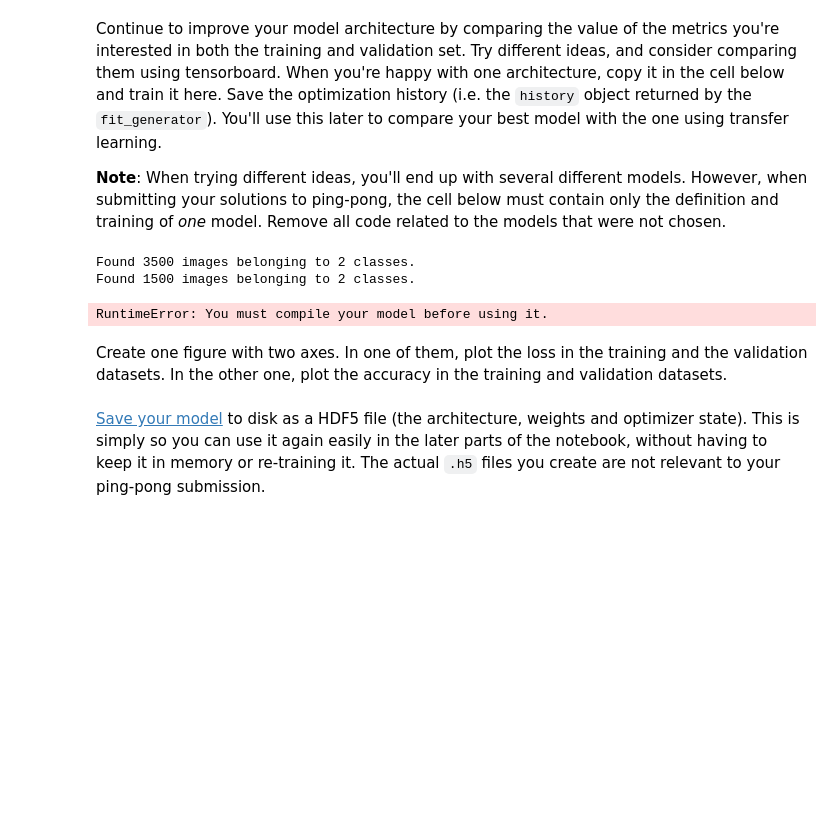
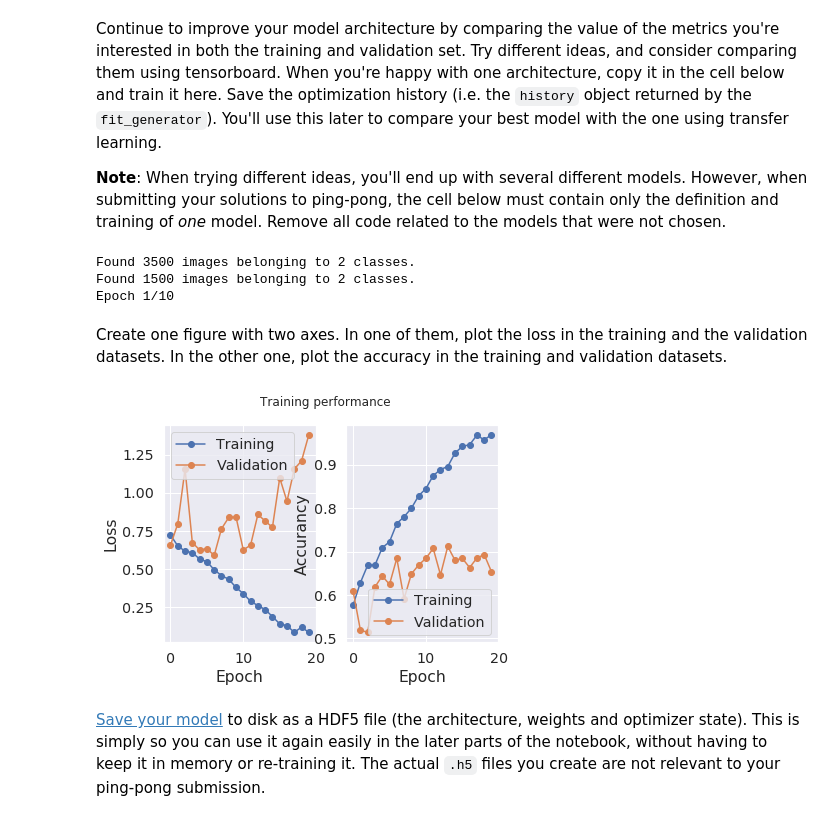
Before and after one commit to earlfernando/deeplearning-HA1, a Jupyter notebook: HA1.ipynb, the cells around one changed output. Cells and saved outputs as stored; diff of their text form; code cells hidden in the pictures; blank space fills up the shorter version.

```diff
--- a/HA1.ipynb
+++ b/HA1.ipynb
@@ -422,7 +416,33 @@ Continue to improve your model architecture by comparing the value of the metric
 **Note**: When trying different ideas, you'll end up with several different models. However, when submitting your solutions to ping-pong, the cell below must contain only the definition and training of *one* model. Remove all code related to the models that were not chosen.
 # %%
 # YOUR CODE HERE
-batch_size = 8
+
+def best_model():
+    model = Sequential()
+    model.add(Dropout(0.1, input_shape = (img_w, img_h, 3)))
+    model.add(Conv2D(32, (3, 3), input_shape=(img_w,img_h, 3)))
+    model.add(Activation('relu'))
+    model.add(BatchNormalization())
+    model.add(MaxPooling2D(pool_size=(2, 2)))
+    model.add(Conv2D(32, (1, 1)))
+    model.add(Activation('relu'))
+    model.add(BatchNormalization())
+    model.add(MaxPooling2D(pool_size=(2, 2)))
+    model.add(Conv2D(64, (3, 3)))
+    model.add(Activation('relu'))
+    model.add(BatchNormalization())
+    model.add(MaxPooling2D(pool_size=(2, 2)))
+    model.add(Flatten())
+    model.add(Dense(64))
+    model.add(Activation('relu'))
+    model.add(Dropout(0.4))
+    model.add(Dense(1))
+    model.add(Activation('sigmoid'))
+    model.compile(loss='binary_crossentropy',
+                  optimizer='rmsprop',
+                  metrics=['accuracy'])
+    return model
+batch_size = 16
 train_generator = datagen.flow_from_directory(
         train_data_path_small,
         target_size=img_size,
@@ -434,6 +454,7 @@ val_generator = datagen.flow_from_directory(
         target_size=img_size,
         batch_size=batch_size,
         class_mode="binary")
+
 model_best = best_model()
 
 tb = TensorBoard(log_dir='./logs/initial_setting')
@@ -446,6 +467,6 @@ history_best = model_best.fit_generator(train_generator, epochs=10, verbose=1, c
 # %% [output]
 Found 3500 images belonging to 2 classes.
 Found 1500 images belonging to 2 classes.
+Epoch 1/10
-RuntimeError: You must compile your model before using it.
 # %% [markdown]
 Create one figure with two axes. In one of them, plot the loss in the training and the validation datasets. In the other one, plot the accuracy in the training and validation datasets.
@@ -454,3 +473,13 @@ Create one figure with two axes. In one of them, plot the loss in the training a
+# %%
+# YOUR CODE HERE
+f, (ax1, ax2) = plt.subplots(1, 2)
+f.suptitle('Training performance')
+plot_history(ax1, history_best, 'Loss', {'Training': 'loss', 'Validation': 'val_loss'})
+plot_history(ax2, history_best, 'Accurancy', {'Training': 'acc', 'Validation': 'val_acc'})
+
+plt.show()
+# %% [output]
+[figure, added]
 # %% [markdown]
 [Save your model](https://keras.io/getting-started/faq/#how-can-i-save-a-keras-model) to disk as a HDF5 file (the architecture, weights and optimizer state). This is simply so you can use it again easily in the later parts of the notebook, without having to keep it in memory or re-training it. The actual `.h5` files you create are not relevant to your ping-pong submission.
 # %%
```
Also changed, not shown: parts of 2 cells of this notebook.
